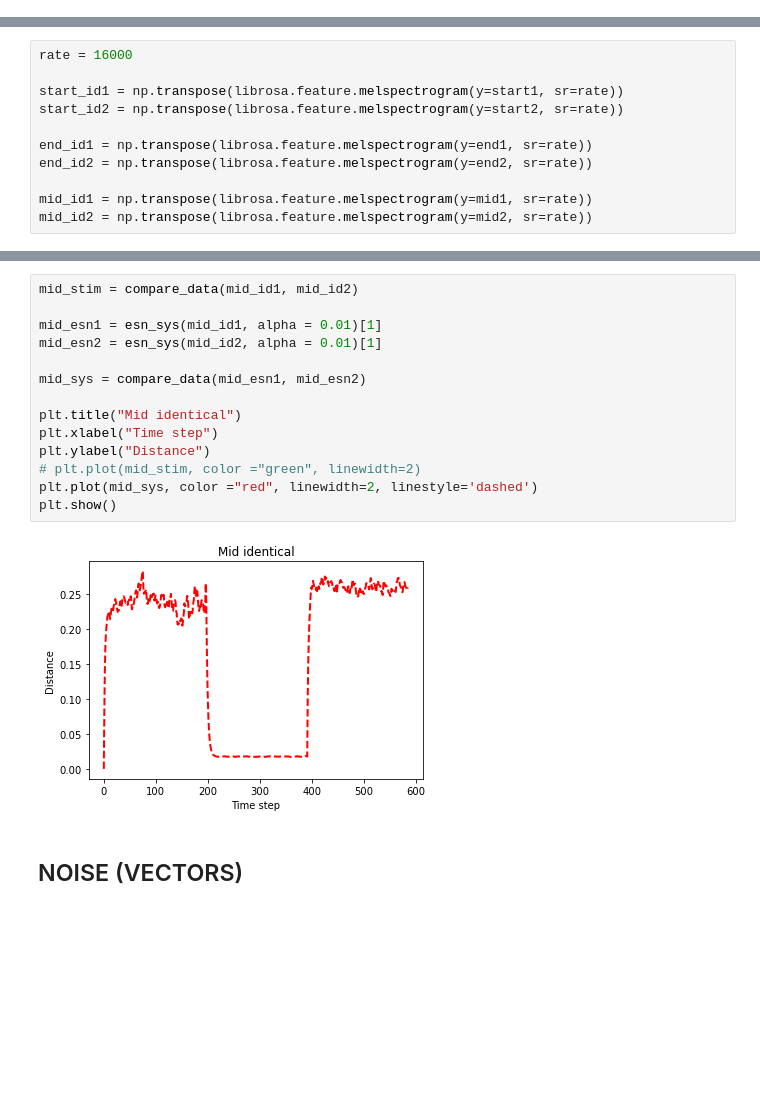
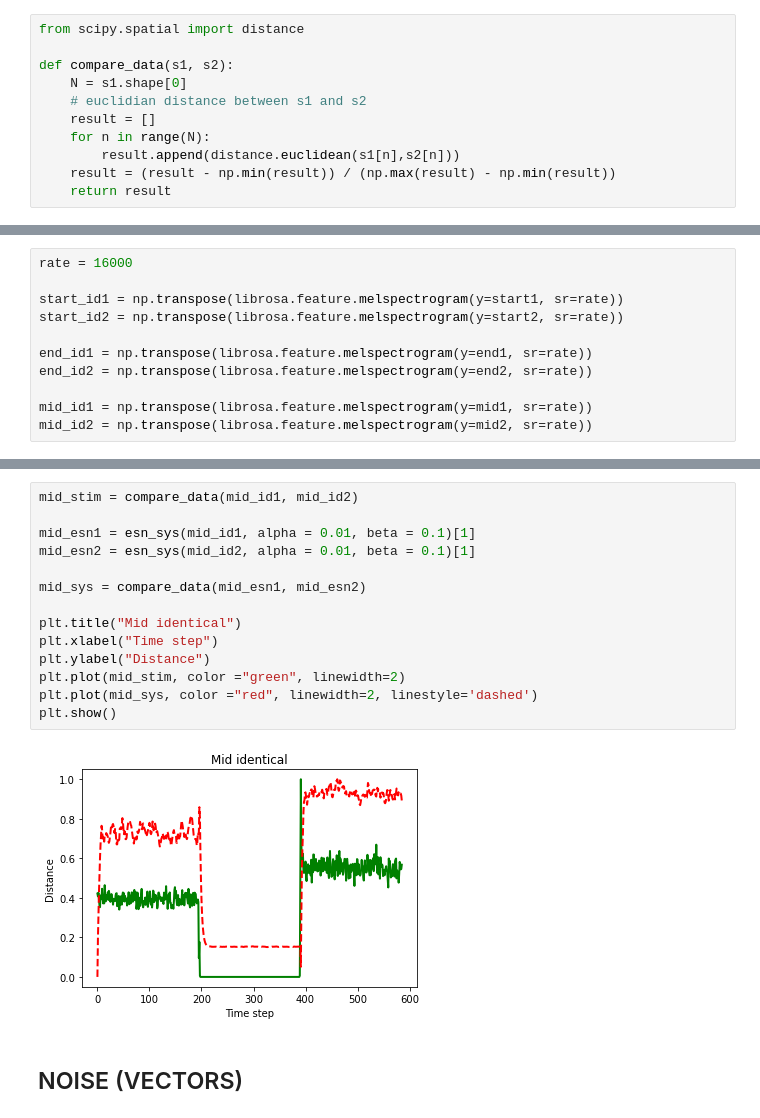
Before and after one commit to n-ika/esn, a Jupyter notebook: ESN_nika.ipynb, the cells around one changed output, grey strips where cells are left out. Saved outputs shown, nothing was run; the diff lists cells and outputs as text; blank space fills up the shorter version.

```diff
--- a/ESN_nika.ipynb
+++ b/ESN_nika.ipynb
@@ -74,6 +74,17 @@ def esn_sys(u, alpha=0.01, beta=0.01, SEED=22):
         diff_list.append(np.mean(sq_diff))
 
     return diff_list, X
+# %%
+from scipy.spatial import distance
+
+def compare_data(s1, s2):
+    N = s1.shape[0]
+    # euclidian distance between s1 and s2
+    result = []
+    for n in range(N):
+        result.append(distance.euclidean(s1[n],s2[n]))
+    result = (result - np.min(result)) / (np.max(result) - np.min(result))
+    return result
 # %% [markdown]
 ## TESTS
 # %% [markdown]
@@ -279,19 +280,19 @@ plt.show()
 # %%
 mid_stim = compare_data(mid_id1, mid_id2)
 
-mid_esn1 = esn_sys(mid_id1, alpha = 0.01)[1]
-mid_esn2 = esn_sys(mid_id2, alpha = 0.01)[1]
+mid_esn1 = esn_sys(mid_id1, alpha = 0.01, beta = 0.1)[1]
+mid_esn2 = esn_sys(mid_id2, alpha = 0.01, beta = 0.1)[1]
 
 mid_sys = compare_data(mid_esn1, mid_esn2)
 
 plt.title("Mid identical")
 plt.xlabel("Time step")
 plt.ylabel("Distance")
-# plt.plot(mid_stim, color ="green", linewidth=2)
+plt.plot(mid_stim, color ="green", linewidth=2)
 plt.plot(mid_sys, color ="red", linewidth=2, linestyle='dashed')
 plt.show()
 # %% [output]
-[figure, old version]
+[figure, new version]
 # %% [markdown]
 ## NOISE (VECTORS)
 # %%
```
Also changed, not shown: parts of 13 cells of this notebook.
